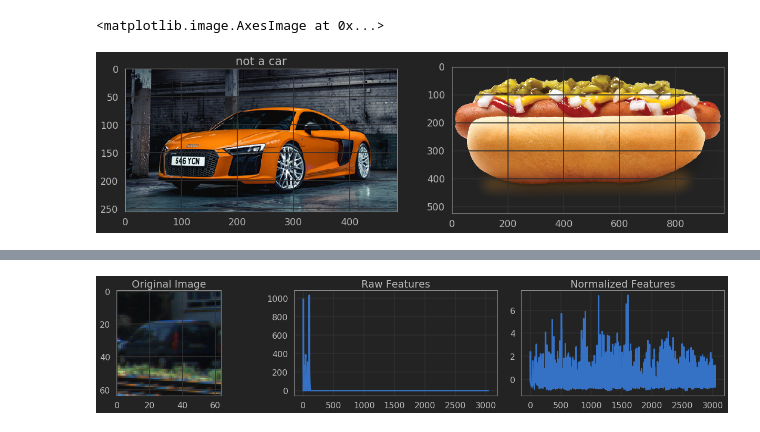
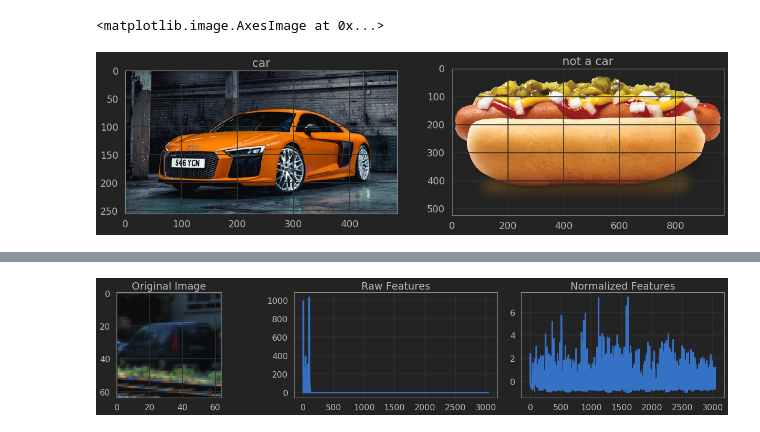
Before and after one commit to DrClick/SDC, a Jupyter notebook: sdc/project_5/scratch.ipynb, the cells around one changed output, grey strips where cells are left out. Saved outputs shown, nothing was run; the diff lists cells and outputs as text; code cells hidden in the pictures.

```diff
--- a/sdc/project_5/scratch.ipynb
+++ b/sdc/project_5/scratch.ipynb
@@ -33,18 +33,18 @@ sns.set_context("poster")
 # plt.style.use('fivethirtyeight')
 warnings.filterwarnings("ignore")
 # %%
-car = imread("r8.jpg")
+r8 = imread("r8.jpg")
 hotdog = imread("hot_dog.png")
 plt.figure(figsize=(18,5))
+plt.subplot(121)
 plt.title("car")
-plt.subplot(121)
-plt.imshow(car)
+plt.imshow(r8)
+plt.subplot(122)
 plt.title("not a car")
-plt.subplot(122)
 plt.imshow(hotdog)
 # %% [output]
 <matplotlib.image.AxesImage at 0x...>
-[figure, old version]
+[figure, new version]
 # %%
 #read in training data
 cars = glob.glob('data/vehicles/**/*.png', recursive=True)
```
Also changed, not shown: parts of 3 cells of this notebook, 10 other files.
